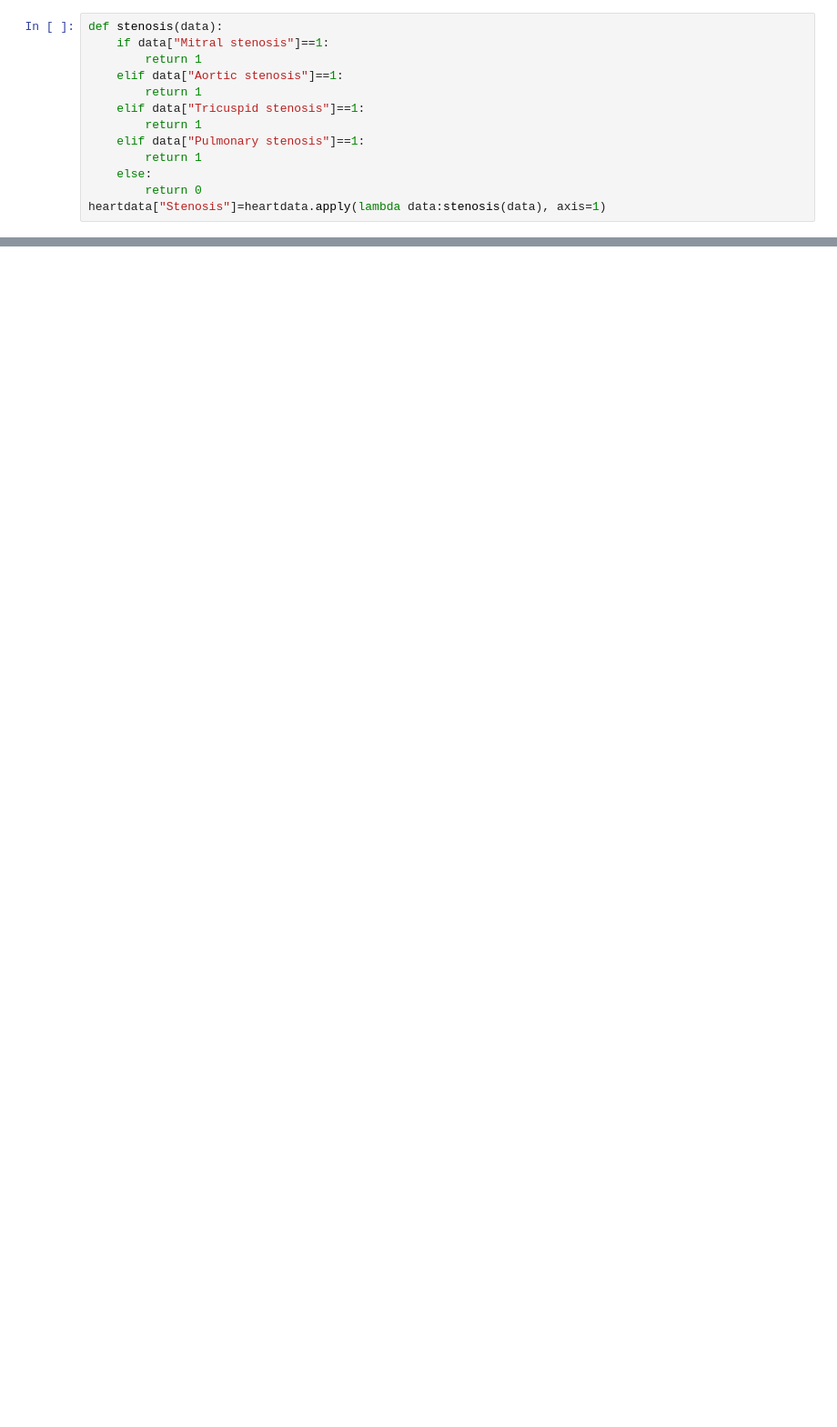
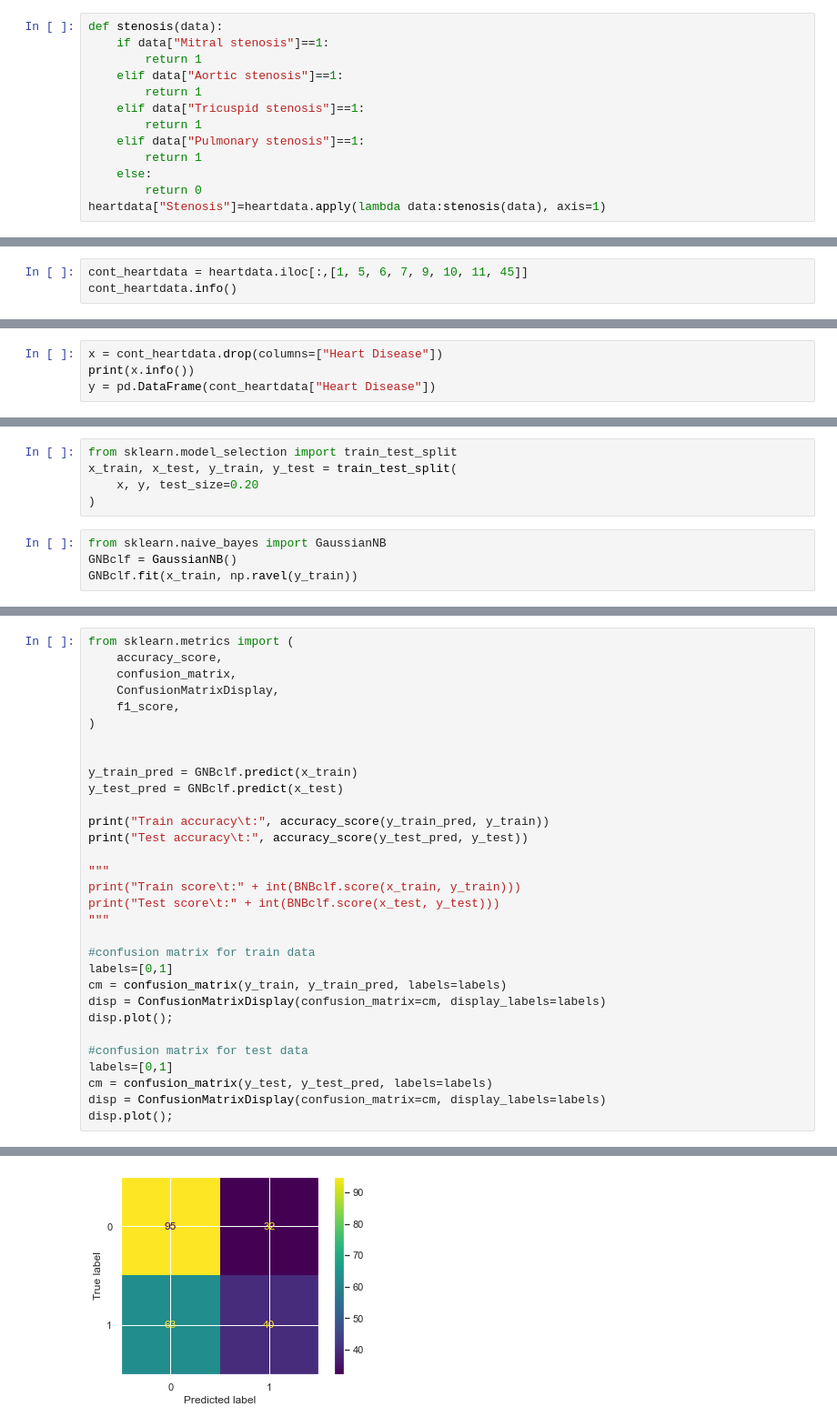
Before and after one commit to Lijiaqian1/SC1015, a Jupyter notebook: Heart_Disease.ipynb, the cells around one changed output, grey strips where cells are left out. Shown: that part at 91% size. Saved outputs shown, nothing was run; the diff lists cells and outputs as text; blank space fills up the shorter version.

```diff
--- a/Heart_Disease.ipynb
+++ b/Heart_Disease.ipynb
@@ -330,0 +436,3 @@ heartdata.describe()
+# %%
+cont_heartdata = heartdata.iloc[:,[1, 5, 6, 7, 9, 10, 11, 45]]
+cont_heartdata.info()
@@ -330,0 +480,4 @@ heartdata.describe()
+# %%
+x = cont_heartdata.drop(columns=["Heart Disease"])
+print(x.info())
+y = pd.DataFrame(cont_heartdata["Heart Disease"])
@@ -330,0 +500,9 @@ heartdata.describe()
+# %%
+from sklearn.model_selection import train_test_split
+x_train, x_test, y_train, y_test = train_test_split(
+    x, y, test_size=0.20
+)
+# %%
+from sklearn.naive_bayes import GaussianNB
+GNBclf = GaussianNB()
+GNBclf.fit(x_train, np.ravel(y_train))
@@ -330,0 +511,32 @@ heartdata.describe()
+# %%
+from sklearn.metrics import (
+    accuracy_score,
+    confusion_matrix,
+    ConfusionMatrixDisplay,
+    f1_score,
+)
+
+
+y_train_pred = GNBclf.predict(x_train)
+y_test_pred = GNBclf.predict(x_test)
+
+print("Train accuracy\t:", accuracy_score(y_train_pred, y_train))
+print("Test accuracy\t:", accuracy_score(y_test_pred, y_test))
+
+"""
+print("Train score\t:" + int(BNBclf.score(x_train, y_train)))
+print("Test score\t:" + int(BNBclf.score(x_test, y_test)))
+"""
+
+#confusion matrix for train data
+labels=[0,1]
+cm = confusion_matrix(y_train, y_train_pred, labels=labels)
+disp = ConfusionMatrixDisplay(confusion_matrix=cm, display_labels=labels)
+disp.plot();
+
+#confusion matrix for test data
+labels=[0,1]
+cm = confusion_matrix(y_test, y_test_pred, labels=labels)
+disp = ConfusionMatrixDisplay(confusion_matrix=cm, display_labels=labels)
+disp.plot();
+# %% [output]
@@ -330,0 +545 @@ heartdata.describe()
+[figure, added]
```
Also changed, not shown: parts of 18 cells of this notebook.
